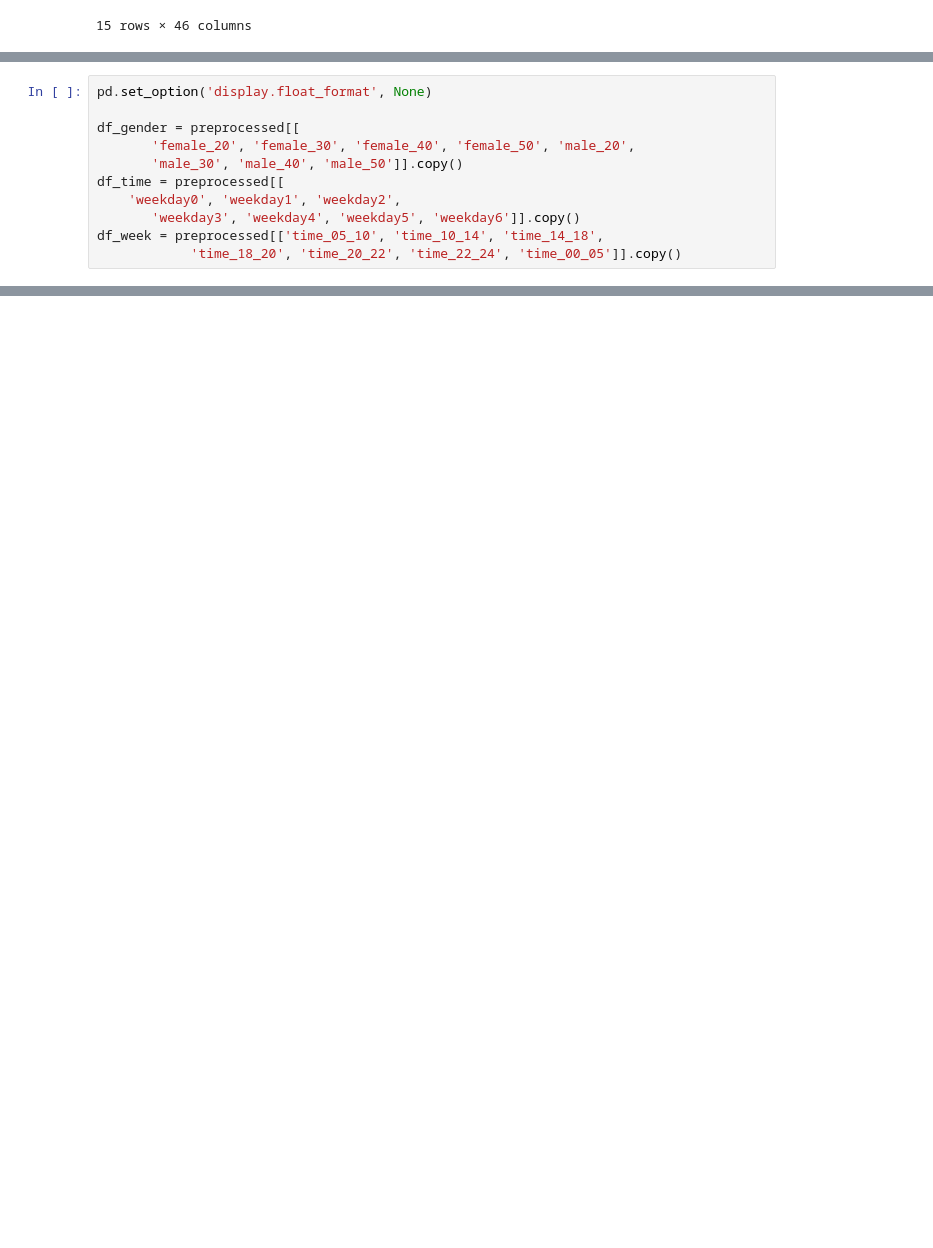
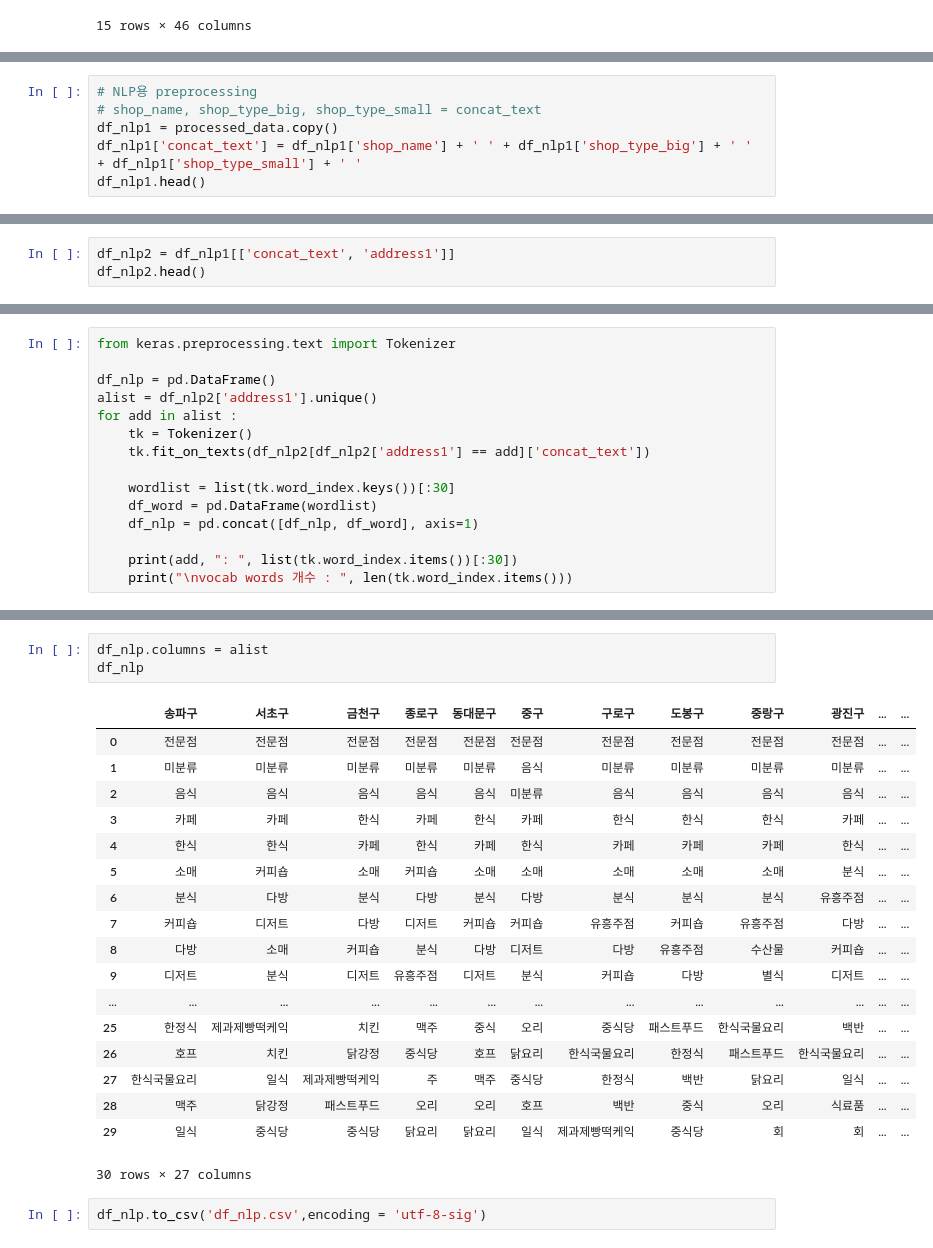
Before and after one commit to iDolphin99/Commerical_data_analysis, a Jupyter notebook: dolphin/EDA_dashboard.ipynb, the cells around one changed output, grey strips where cells are left out. Saved outputs shown, nothing was run; the diff lists cells and outputs as text; blank space fills up the shorter version.

Commit message:
finish data organizing for dashboard

```diff
--- a/dolphin/EDA_dashboard.ipynb
+++ b/dolphin/EDA_dashboard.ipynb
@@ -975,11 +338,0 @@ group_geo['monthly_gain'].sum().plot.bar()
-# %%
-pd.set_option('display.float_format', None)
-
-df_gender = preprocessed[[
-       'female_20', 'female_30', 'female_40', 'female_50', 'male_20',
-       'male_30', 'male_40', 'male_50']].copy()
-df_time = preprocessed[[
-    'weekday0', 'weekday1', 'weekday2',
-       'weekday3', 'weekday4', 'weekday5', 'weekday6']].copy()
-df_week = preprocessed[['time_05_10', 'time_10_14', 'time_14_18',
-            'time_18_20', 'time_20_22', 'time_22_24', 'time_00_05']].copy()
@@ -1067,0 +368,6 @@ dtype: float64
+# %%
+# NLP용 preprocessing
+# shop_name, shop_type_big, shop_type_small = concat_text
+df_nlp1 = processed_data.copy()
+df_nlp1['concat_text'] = df_nlp1['shop_name'] + ' ' + df_nlp1['shop_type_big'] + ' ' + df_nlp1['shop_type_small'] + ' '
+df_nlp1.head()
@@ -1067,0 +381,3 @@ dtype: float64
+# %%
+df_nlp2 = df_nlp1[['concat_text', 'address1']]
+df_nlp2.head()
@@ -1067,0 +391,15 @@ dtype: float64
+# %%
+from keras.preprocessing.text import Tokenizer
+
+df_nlp = pd.DataFrame()
+alist = df_nlp2['address1'].unique()
+for add in alist :
+    tk = Tokenizer()
+    tk.fit_on_texts(df_nlp2[df_nlp2['address1'] == add]['concat_text'])
+
+    wordlist = list(tk.word_index.keys())[:30]
+    df_word = pd.DataFrame(wordlist)
+    df_nlp = pd.concat([df_nlp, df_word], axis=1)
+
+    print(add, ": ", list(tk.word_index.items())[:30])
+    print("\nvocab words 개수 : ", len(tk.word_index.items()))
@@ -1067,0 +424,24 @@ dtype: float64
+# %%
+df_nlp.columns = alist
+df_nlp
+# %% [output]
+|  | 송파구 | 서초구 | 금천구 | 종로구 | 동대문구 | 중구 | 구로구 | 도봉구 | 중랑구 | 광진구 | ... | ... |
+| 0 | 전문점 | 전문점 | 전문점 | 전문점 | 전문점 | 전문점 | 전문점 | 전문점 | 전문점 | 전문점 | ... | ... |
+| 1 | 미분류 | 미분류 | 미분류 | 미분류 | 미분류 | 음식 | 미분류 | 미분류 | 미분류 | 미분류 | ... | ... |
+| 2 | 음식 | 음식 | 음식 | 음식 | 음식 | 미분류 | 음식 | 음식 | 음식 | 음식 | ... | ... |
+| 3 | 카페 | 카페 | 한식 | 카페 | 한식 | 카페 | 한식 | 한식 | 한식 | 카페 | ... | ... |
+| 4 | 한식 | 한식 | 카페 | 한식 | 카페 | 한식 | 카페 | 카페 | 카페 | 한식 | ... | ... |
+| 5 | 소매 | 커피숍 | 소매 | 커피숍 | 소매 | 소매 | 소매 | 소매 | 소매 | 분식 | ... | ... |
+| 6 | 분식 | 다방 | 분식 | 다방 | 분식 | 다방 | 분식 | 분식 | 분식 | 유흥주점 | ... | ... |
+| 7 | 커피숍 | 디저트 | 다방 | 디저트 | 커피숍 | 커피숍 | 유흥주점 | 커피숍 | 유흥주점 | 다방 | ... | ... |
+| 8 | 다방 | 소매 | 커피숍 | 분식 | 다방 | 디저트 | 다방 | 유흥주점 | 수산물 | 커피숍 | ... | ... |
+| 9 | 디저트 | 분식 | 디저트 | 유흥주점 | 디저트 | 분식 | 커피숍 | 다방 | 별식 | 디저트 | ... | ... |
+| ... | ... | ... | ... | ... | ... | ... | ... | ... | ... | ... | ... | ... |
+| 25 | 한정식 | 제과제빵떡케익 | 치킨 | 맥주 | 중식 | 오리 | 중식당 | 패스트푸드 | 한식국물요리 | 백반 | ... | ... |
+| 26 | 호프 | 치킨 | 닭강정 | 중식당 | 호프 | 닭요리 | 한식국물요리 | 한정식 | 패스트푸드 | 한식국물요리 | ... | ... |
+| 27 | 한식국물요리 | 일식 | 제과제빵떡케익 | 주 | 맥주 | 중식당 | 한정식 | 백반 | 닭요리 | 일식 | ... | ... |
+| 28 | 맥주 | 닭강정 | 패스트푸드 | 오리 | 오리 | 호프 | 백반 | 중식 | 오리 | 식료품 | ... | ... |
+| 29 | 일식 | 중식당 | 중식당 | 닭요리 | 닭요리 | 일식 | 제과제빵떡케익 | 중식당 | 회 | 회 | ... | ... |
+30 rows × 27 columns
+# %%
+df_nlp.to_csv('df_nlp.csv',encoding = 'utf-8-sig')
```
Also changed, not shown: parts of 74 cells of this notebook, 1 other file.
